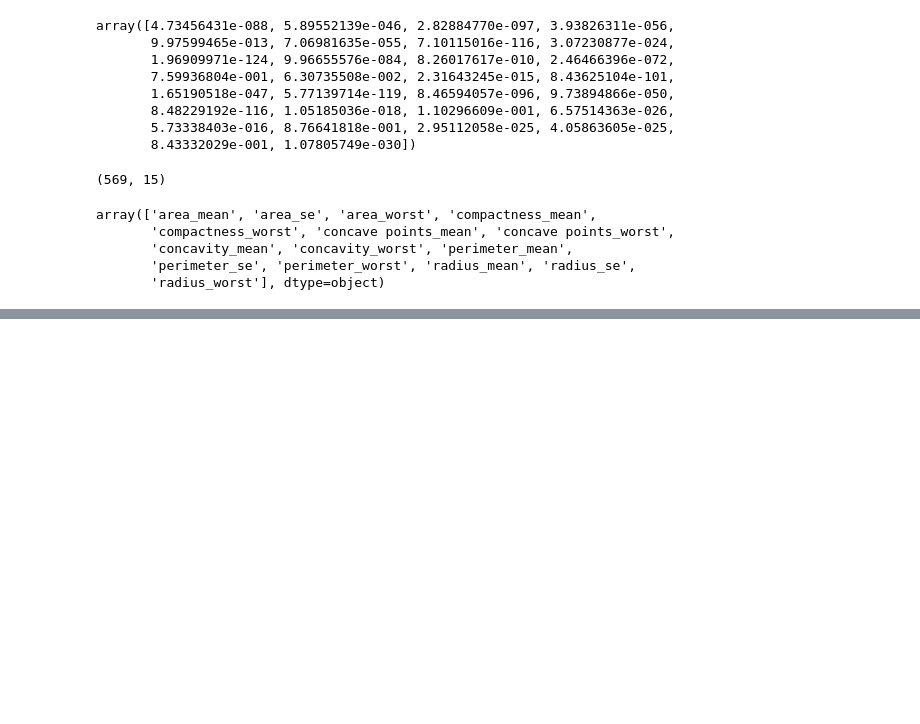
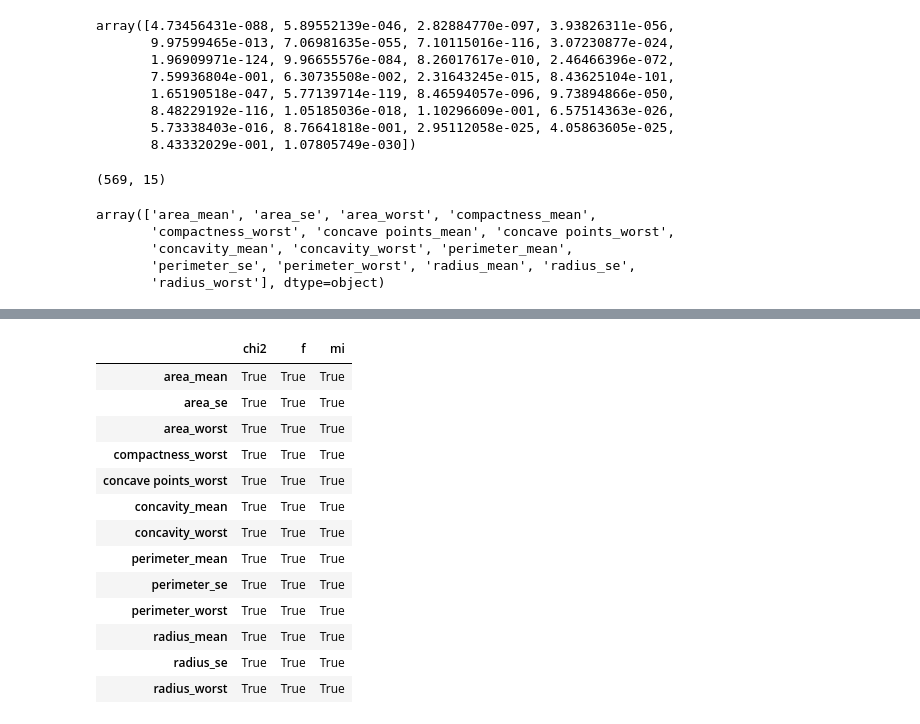
Before and after one commit to HilarioMarques/Classificacao_AlgoritmosLineares_DiagnosticoCancer_Kaggle, a Jupyter notebook: notebooks/SelecaoFeatures.ipynb, the cells around one changed output, grey strips where cells are left out. Cells and saved outputs as stored; diff of their text form; code cells hidden in the pictures; blank space fills up the shorter version.

```diff
--- a/notebooks/SelecaoFeatures.ipynb
+++ b/notebooks/SelecaoFeatures.ipynb
@@ -293,3 +324,24 @@ array([0.361471  , 0.34104962, 0.46423518, 0.21126466, 0.07658733,
+# %%
+comparando_seletores[
+    comparando_seletores["chi2"] &
+    comparando_seletores["f"] &
+    comparando_seletores["mi"]
+]
+# %% [output]
+|  | chi2 | f | mi |
+| area_mean | True | True | True |
+| area_se | True | True | True |
+| area_worst | True | True | True |
+| compactness_worst | True | True | True |
+| concave points_worst | True | True | True |
+| concavity_mean | True | True | True |
+| concavity_worst | True | True | True |
+| perimeter_mean | True | True | True |
+| perimeter_se | True | True | True |
+| perimeter_worst | True | True | True |
+| radius_mean | True | True | True |
+| radius_se | True | True | True |
+| radius_worst | True | True | True |
 # %%
 kf = StratifiedKFold(n_splits=5, shuffle=True, random_state=RANDOM_STATE)
 # %%
```
Also changed, not shown: parts of 3 cells of this notebook.
